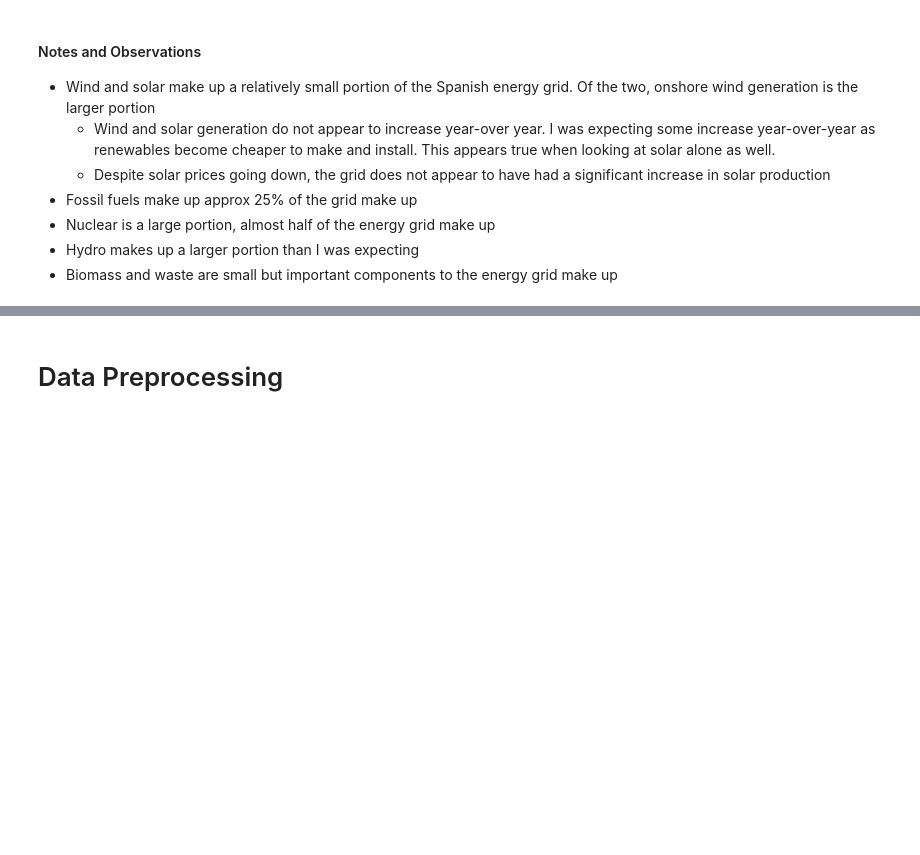
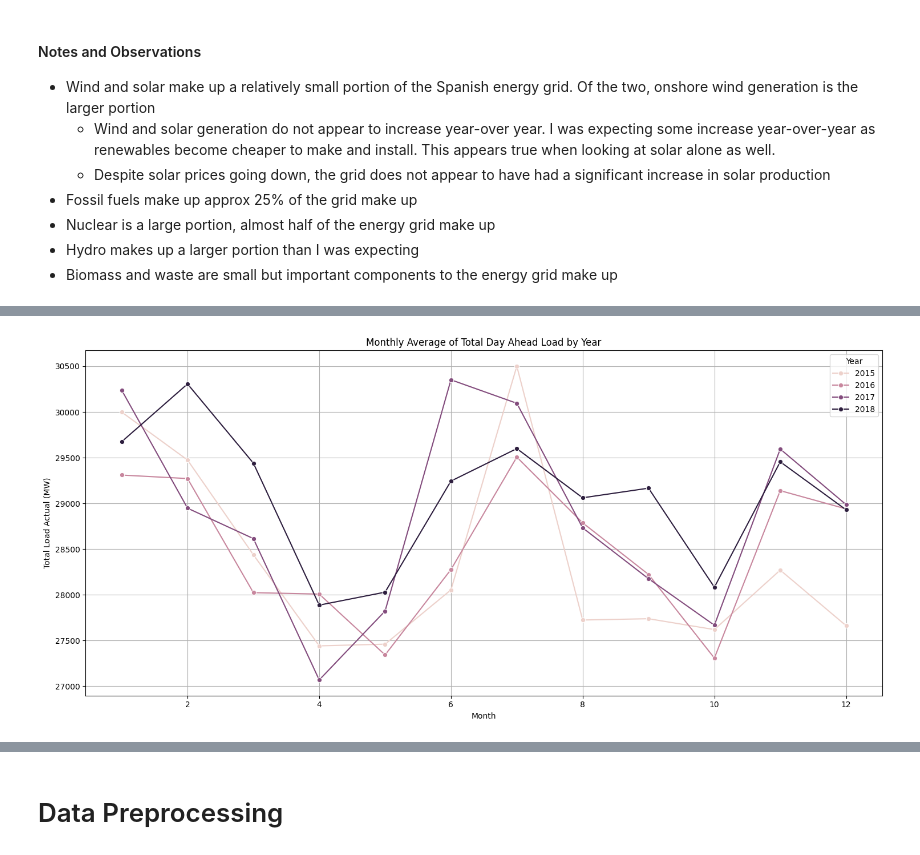
Before and after one commit to zoemcbride/energy-data-lab, a Jupyter notebook: spanish_energy_data_weather_analysis.ipynb, the cells around one changed output, grey strips where cells are left out. Cells and saved outputs as stored; diff of their text form; code cells hidden in the pictures; blank space fills up the shorter version.

```diff
--- a/spanish_energy_data_weather_analysis.ipynb
+++ b/spanish_energy_data_weather_analysis.ipynb
@@ -545,0 +547,20 @@ See the caveats in the documentation: https://pandas.pydata.org/pandas-docs/stab
+# %%
+# Extract month and year from the datetime index
+energy_data['Month'] = energy_data.index.month
+energy_data['Year'] = energy_data.index.year
+
+# Group by month and year and take the mean
+monthly_avg = energy_data.groupby(['Year', 'Month'])['total load actual'].mean().reset_index()
+
+# Plot
+plt.figure(figsize=(15, 7))
+sns.lineplot(x='Month', y='total load actual', hue='Year', data=monthly_avg, marker="o")
+plt.title('Monthly Average of Total Day Ahead Load by Year')
+plt.ylabel('Total Load Actual (MW)')
+plt.xlabel('Month')
+plt.legend(title='Year')
+plt.grid(True)
+plt.tight_layout()
+plt.show()
+# %% [output]
+[figure, added]
```
Also changed, not shown: parts of 22 cells of this notebook.
